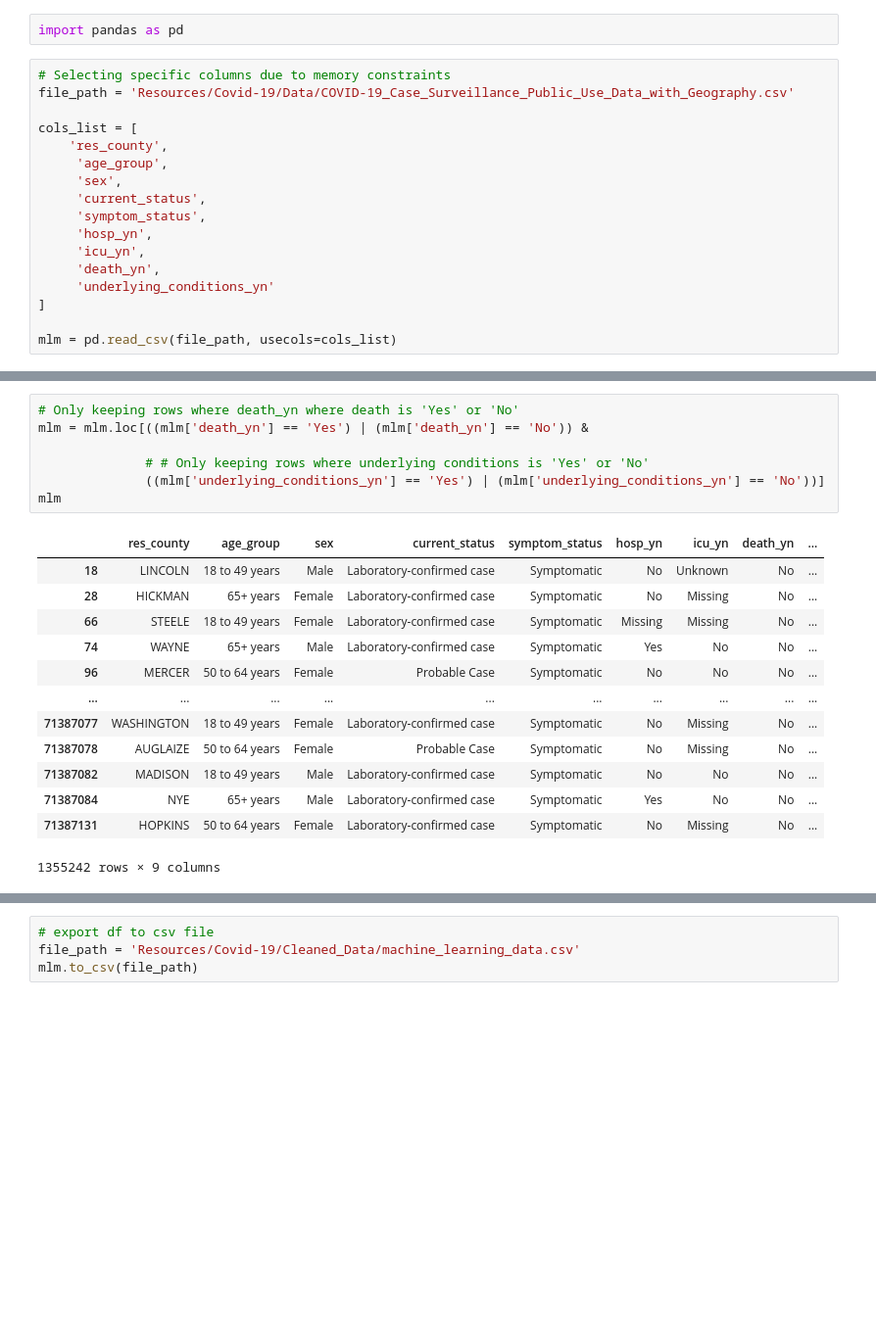
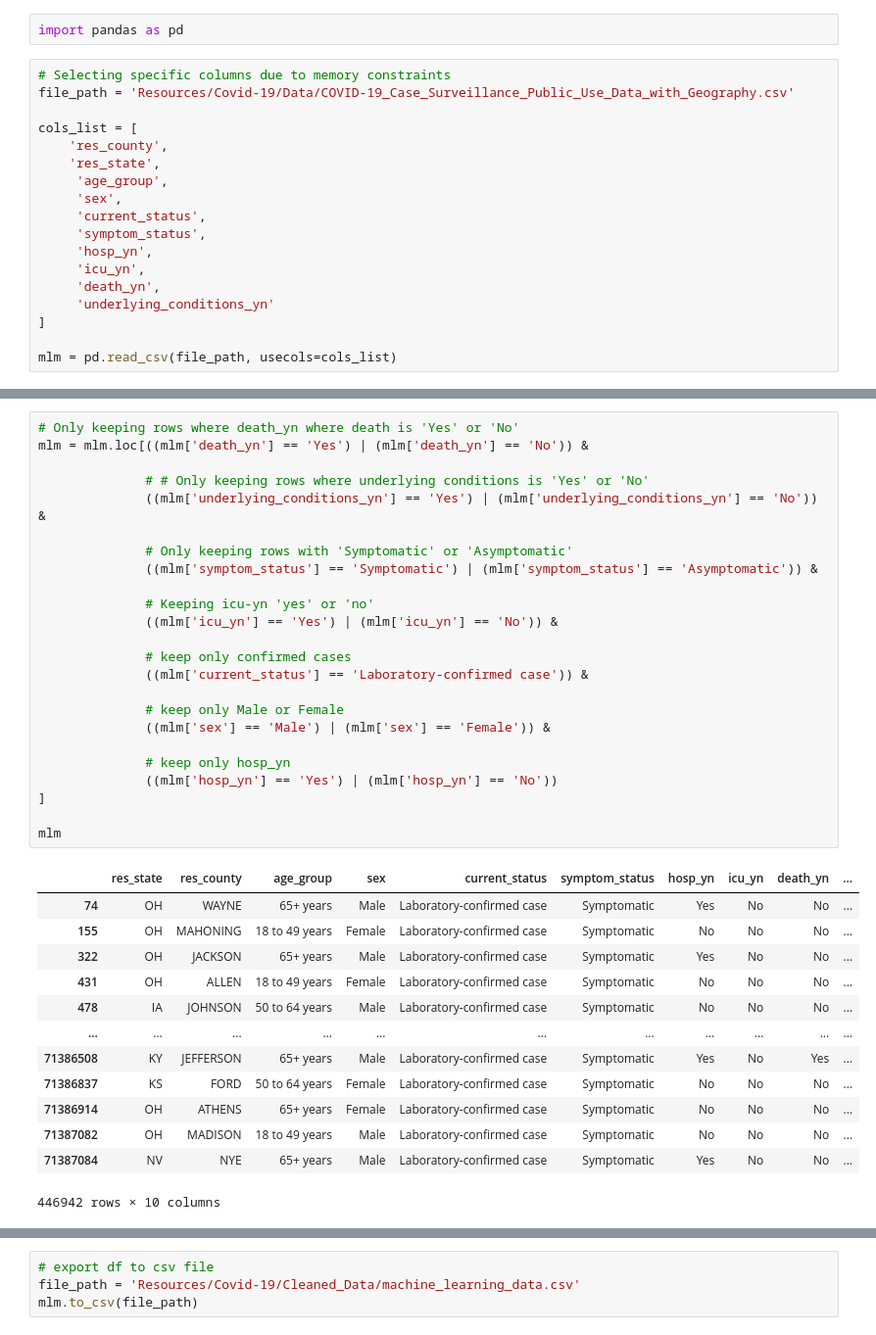
Before and after one commit to HartChrisT/Covid_Comorbidities, a Jupyter notebook: Cleaned_Data_Machine_Learning_Model.ipynb, the cells around one changed output, grey strips where cells are left out. Shown at 98% size. Drawn from its saved outputs; the diff is of its cells as text; blank space fills up the shorter version.

```diff
--- a/Cleaned_Data_Machine_Learning_Model.ipynb
+++ b/Cleaned_Data_Machine_Learning_Model.ipynb
@@ -6,6 +6,7 @@ file_path = 'Resources/Covid-19/Data/COVID-19_Case_Surveillance_Public_Use_Data_
 
 cols_list = [
     'res_county',
+    'res_state',
      'age_group',
      'sex',
      'current_status',
@@ -54,21 +39,38 @@ mlm
 # %%
 # Only keeping rows where death_yn where death is 'Yes' or 'No'
 mlm = mlm.loc[((mlm['death_yn'] == 'Yes') | (mlm['death_yn'] == 'No')) &
 
               # # Only keeping rows where underlying conditions is 'Yes' or 'No'
-              ((mlm['underlying_conditions_yn'] == 'Yes') | (mlm['underlying_conditions_yn'] == 'No'))]
+              ((mlm['underlying_conditions_yn'] == 'Yes') | (mlm['underlying_conditions_yn'] == 'No')) &
+
+              # Only keeping rows with 'Symptomatic' or 'Asymptomatic'
+              ((mlm['symptom_status'] == 'Symptomatic') | (mlm['symptom_status'] == 'Asymptomatic')) &
+
+              # Keeping icu-yn 'yes' or 'no'
+              ((mlm['icu_yn'] == 'Yes') | (mlm['icu_yn'] == 'No')) &
+
+              # keep only confirmed cases
+              ((mlm['current_status'] == 'Laboratory-confirmed case')) &
+
+              # keep only Male or Female
+              ((mlm['sex'] == 'Male') | (mlm['sex'] == 'Female')) &
+
+              # keep only hosp_yn
+              ((mlm['hosp_yn'] == 'Yes') | (mlm['hosp_yn'] == 'No'))
+]
+
 mlm
 # %% [output]
-|  | res_county | age_group | sex | current_status | symptom_status | hosp_yn | icu_yn | death_yn | ... |
-| 18 | LINCOLN | 18 to 49 years | Male | Laboratory-confirmed case | Symptomatic | No | Unknown | No | ... |
-| 28 | HICKMAN | 65+ years | Female | Laboratory-confirmed case | Symptomatic | No | Missing | No | ... |
-| 66 | STEELE | 18 to 49 years | Female | Laboratory-confirmed case | Symptomatic | Missing | Missing | No | ... |
-| 74 | WAYNE | 65+ years | Male | Laboratory-confirmed case | Symptomatic | Yes | No | No | ... |
-| 96 | MERCER | 50 to 64 years | Female | Probable Case | Symptomatic | No | No | No | ... |
-| ... | ... | ... | ... | ... | ... | ... | ... | ... | ... |
-| 71387077 | WASHINGTON | 18 to 49 years | Female | Laboratory-confirmed case | Symptomatic | No | Missing | No | ... |
-| 71387078 | AUGLAIZE | 50 to 64 years | Female | Probable Case | Symptomatic | No | Missing | No | ... |
-| 71387082 | MADISON | 18 to 49 years | Male | Laboratory-confirmed case | Symptomatic | No | No | No | ... |
-| 71387084 | NYE | 65+ years | Male | Laboratory-confirmed case | Symptomatic | Yes | No | No | ... |
-| 71387131 | HOPKINS | 50 to 64 years | Female | Laboratory-confirmed case | Symptomatic | No | Missing | No | ... |
+|  | res_state | res_county | age_group | sex | current_status | symptom_status | hosp_yn | icu_yn | death_yn | ... |
+| 74 | OH | WAYNE | 65+ years | Male | Laboratory-confirmed case | Symptomatic | Yes | No | No | ... |
+| 155 | OH | MAHONING | 18 to 49 years | Female | Laboratory-confirmed case | Symptomatic | No | No | No | ... |
+| 322 | OH | JACKSON | 65+ years | Male | Laboratory-confirmed case | Symptomatic | Yes | No | No | ... |
+| 431 | OH | ALLEN | 18 to 49 years | Female | Laboratory-confirmed case | Symptomatic | No | No | No | ... |
+| 478 | IA | JOHNSON | 50 to 64 years | Male | Laboratory-confirmed case | Symptomatic | No | No | No | ... |
+| ... | ... | ... | ... | ... | ... | ... | ... | ... | ... | ... |
+| 71386508 | KY | JEFFERSON | 65+ years | Male | Laboratory-confirmed case | Symptomatic | Yes | No | Yes | ... |
+| 71386837 | KS | FORD | 50 to 64 years | Female | Laboratory-confirmed case | Symptomatic | No | No | No | ... |
+| 71386914 | OH | ATHENS | 65+ years | Female | Laboratory-confirmed case | Symptomatic | No | No | No | ... |
+| 71387082 | OH | MADISON | 18 to 49 years | Male | Laboratory-confirmed case | Symptomatic | No | No | No | ... |
+| 71387084 | NV | NYE | 65+ years | Male | Laboratory-confirmed case | Symptomatic | Yes | No | No | ... |
-1355242 rows × 9 columns
+446942 rows × 10 columns
```
Also changed, not shown: parts of 25 cells of this notebook, 40 other files.
